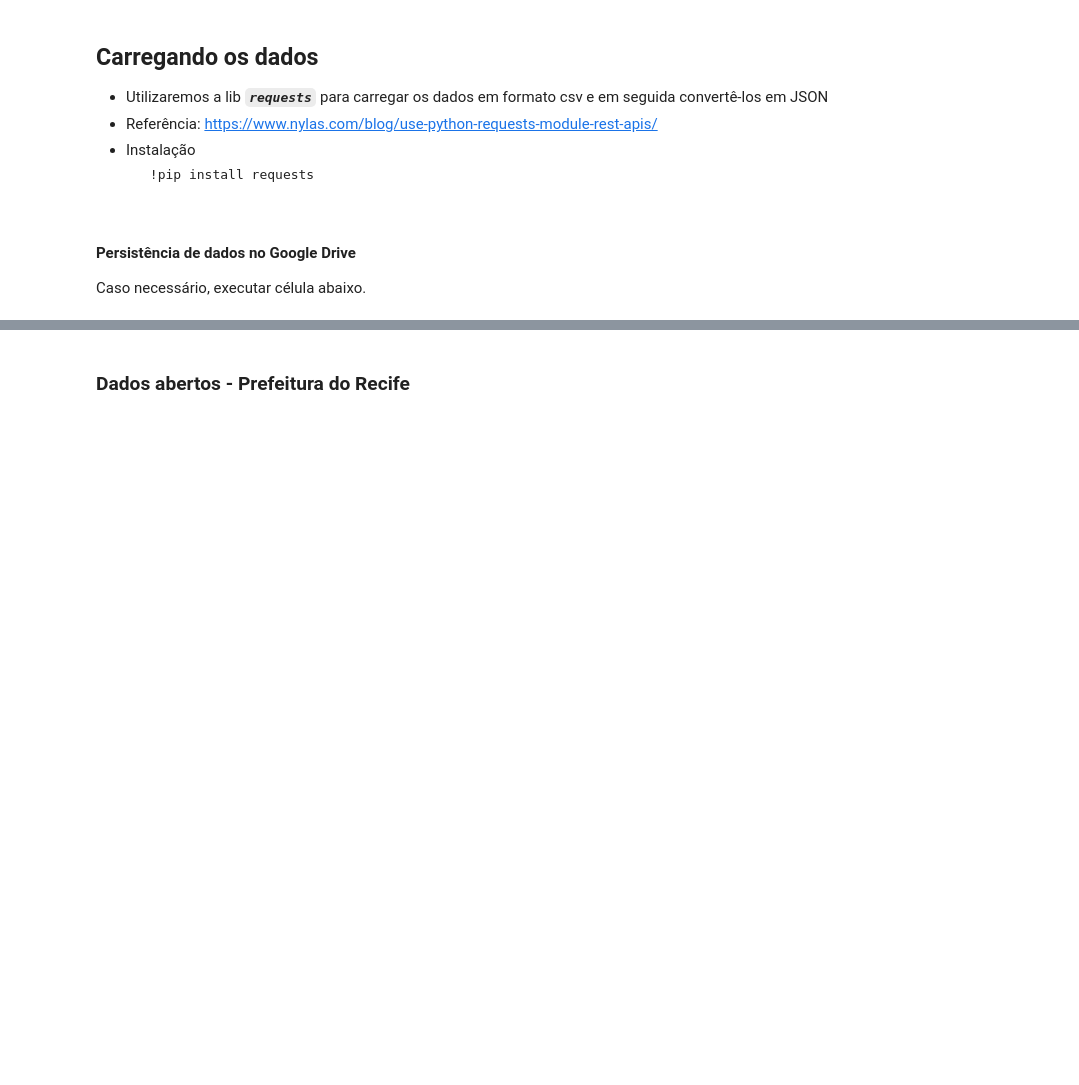
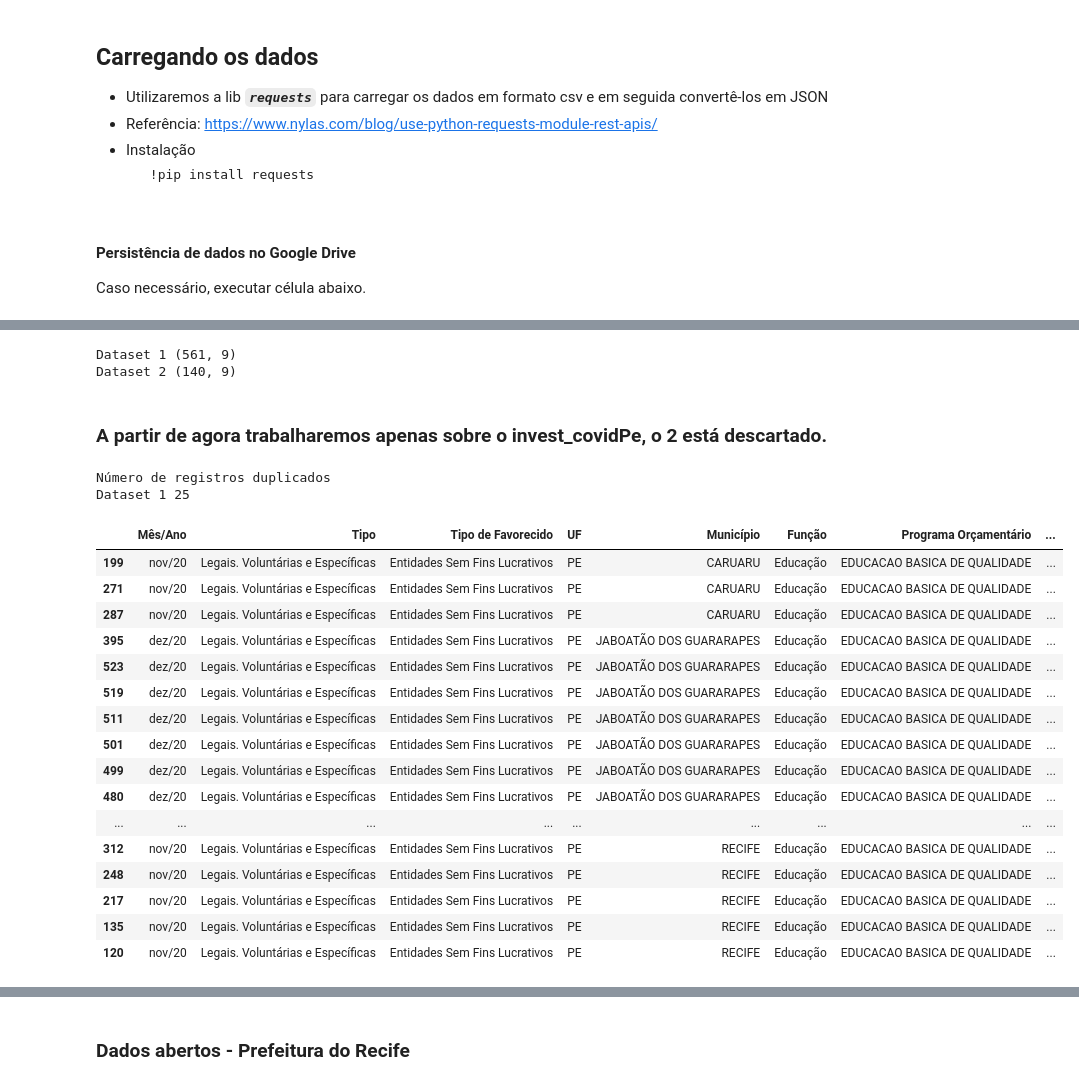
Before and after one commit to marcosw1998/Data-Science, a Jupyter notebook: Analysis_Notebook/covid_spends_brazil.ipynb, the cells around one changed output, grey strips where cells are left out. Drawn from its saved outputs; the diff is of its cells as text; code cells hidden in the pictures; blank space fills up the shorter version.

```diff
--- a/Analysis_Notebook/covid_spends_brazil.ipynb
+++ b/Analysis_Notebook/covid_spends_brazil.ipynb
@@ -38,0 +45,3 @@ dados_tcu = requests.get("http://www.portaltransparencia.gov.br/coronavirus").js
+# %%
+invest_covidPe = pd.read_csv("https://raw.githubusercontent.com/marcosw1998/Data-Science/main-mwac/Datasets/covid-pe.csv",encoding = "utf-8")
+invest_covidPe2 = pd.read_csv("https://raw.githubusercontent.com/marcosw1998/Data-Science/main-mwac/Datasets/transferencias_coronavirus.csv",encoding = "utf-8")
@@ -38,0 +90,9 @@ dados_tcu = requests.get("http://www.portaltransparencia.gov.br/coronavirus").js
+# %%
+#Dropando colunas que não fazem parte do dataset invest_covidPe2 e que não influem sobre os nossos estudos (Nome do favorecido, CPF/CNPJ, Linguagem Cidadã)
+#invest_covidPe = invest_covidPe.dropna(axis=1, how='all')
+cols = [4,5,10]
+invest_covidPe.drop(invest_covidPe.columns[cols],axis=1,inplace=True)
+# %%
+#Dropando coluna que tem todos os valores Nan
+invest_covidPe2.dropna(axis=1, how='all',inplace=True)
+invest_covidPe2.sort_values("Município").head()
@@ -38,0 +106,40 @@ dados_tcu = requests.get("http://www.portaltransparencia.gov.br/coronavirus").js
+# %%
+#Confirmamos portanto que a colunas foram removidas e agora os 2 datasets possuem a mesma quantidade de colunas
+print('Dataset 1',invest_covidPe.shape)
+print('Dataset 2',invest_covidPe2.shape)
+# %% [output]
+Dataset 1 (561, 9)
+Dataset 2 (140, 9)
+# %%
+#Fazendo a concatenação dos Dataframes, o resultado final de linhas é igual ao somatório de linhas entre ambos os Datasets
+invest_covidPe= invest_covidPe.append(invest_covidPe2, ignore_index=True)
+# %% [markdown]
+### A partir de agora trabalharemos apenas sobre o invest_covidPe, o 2 está descartado.
+# %%
+# Verificando se existem registros duplicados
+print("Número de registros duplicados")
+print("Dataset 1",len(invest_covidPe[invest_covidPe.duplicated()]))
+# %% [output]
+Número de registros duplicados
+Dataset 1 25
+# %%
+#No entando os valores levantados como duplicados são falsos positivos
+invest_covidPe[invest_covidPe.duplicated()].sort_values("Município")
+# %% [output]
+|  | Mês/Ano | Tipo | Tipo de Favorecido | UF | Município | Função | Programa Orçamentário | ... |
+| 199 | nov/20 | Legais. Voluntárias e Específicas | Entidades Sem Fins Lucrativos | PE | CARUARU | Educação | EDUCACAO BASICA DE QUALIDADE | ... |
+| 271 | nov/20 | Legais. Voluntárias e Específicas | Entidades Sem Fins Lucrativos | PE | CARUARU | Educação | EDUCACAO BASICA DE QUALIDADE | ... |
+| 287 | nov/20 | Legais. Voluntárias e Específicas | Entidades Sem Fins Lucrativos | PE | CARUARU | Educação | EDUCACAO BASICA DE QUALIDADE | ... |
+| 395 | dez/20 | Legais. Voluntárias e Específicas | Entidades Sem Fins Lucrativos | PE | JABOATÃO DOS GUARARAPES | Educação | EDUCACAO BASICA DE QUALIDADE | ... |
+| 523 | dez/20 | Legais. Voluntárias e Específicas | Entidades Sem Fins Lucrativos | PE | JABOATÃO DOS GUARARAPES | Educação | EDUCACAO BASICA DE QUALIDADE | ... |
+| 519 | dez/20 | Legais. Voluntárias e Específicas | Entidades Sem Fins Lucrativos | PE | JABOATÃO DOS GUARARAPES | Educação | EDUCACAO BASICA DE QUALIDADE | ... |
+| 511 | dez/20 | Legais. Voluntárias e Específicas | Entidades Sem Fins Lucrativos | PE | JABOATÃO DOS GUARARAPES | Educação | EDUCACAO BASICA DE QUALIDADE | ... |
+| 501 | dez/20 | Legais. Voluntárias e Específicas | Entidades Sem Fins Lucrativos | PE | JABOATÃO DOS GUARARAPES | Educação | EDUCACAO BASICA DE QUALIDADE | ... |
+| 499 | dez/20 | Legais. Voluntárias e Específicas | Entidades Sem Fins Lucrativos | PE | JABOATÃO DOS GUARARAPES | Educação | EDUCACAO BASICA DE QUALIDADE | ... |
+| 480 | dez/20 | Legais. Voluntárias e Específicas | Entidades Sem Fins Lucrativos | PE | JABOATÃO DOS GUARARAPES | Educação | EDUCACAO BASICA DE QUALIDADE | ... |
+| ... | ... | ... | ... | ... | ... | ... | ... | ... |
+| 312 | nov/20 | Legais. Voluntárias e Específicas | Entidades Sem Fins Lucrativos | PE | RECIFE | Educação | EDUCACAO BASICA DE QUALIDADE | ... |
+| 248 | nov/20 | Legais. Voluntárias e Específicas | Entidades Sem Fins Lucrativos | PE | RECIFE | Educação | EDUCACAO BASICA DE QUALIDADE | ... |
+| 217 | nov/20 | Legais. Voluntárias e Específicas | Entidades Sem Fins Lucrativos | PE | RECIFE | Educação | EDUCACAO BASICA DE QUALIDADE | ... |
+| 135 | nov/20 | Legais. Voluntárias e Específicas | Entidades Sem Fins Lucrativos | PE | RECIFE | Educação | EDUCACAO BASICA DE QUALIDADE | ... |
+| 120 | nov/20 | Legais. Voluntárias e Específicas | Entidades Sem Fins Lucrativos | PE | RECIFE | Educação | EDUCACAO BASICA DE QUALIDADE | ... |
```
Also changed, not shown: parts of 16 cells of this notebook.
